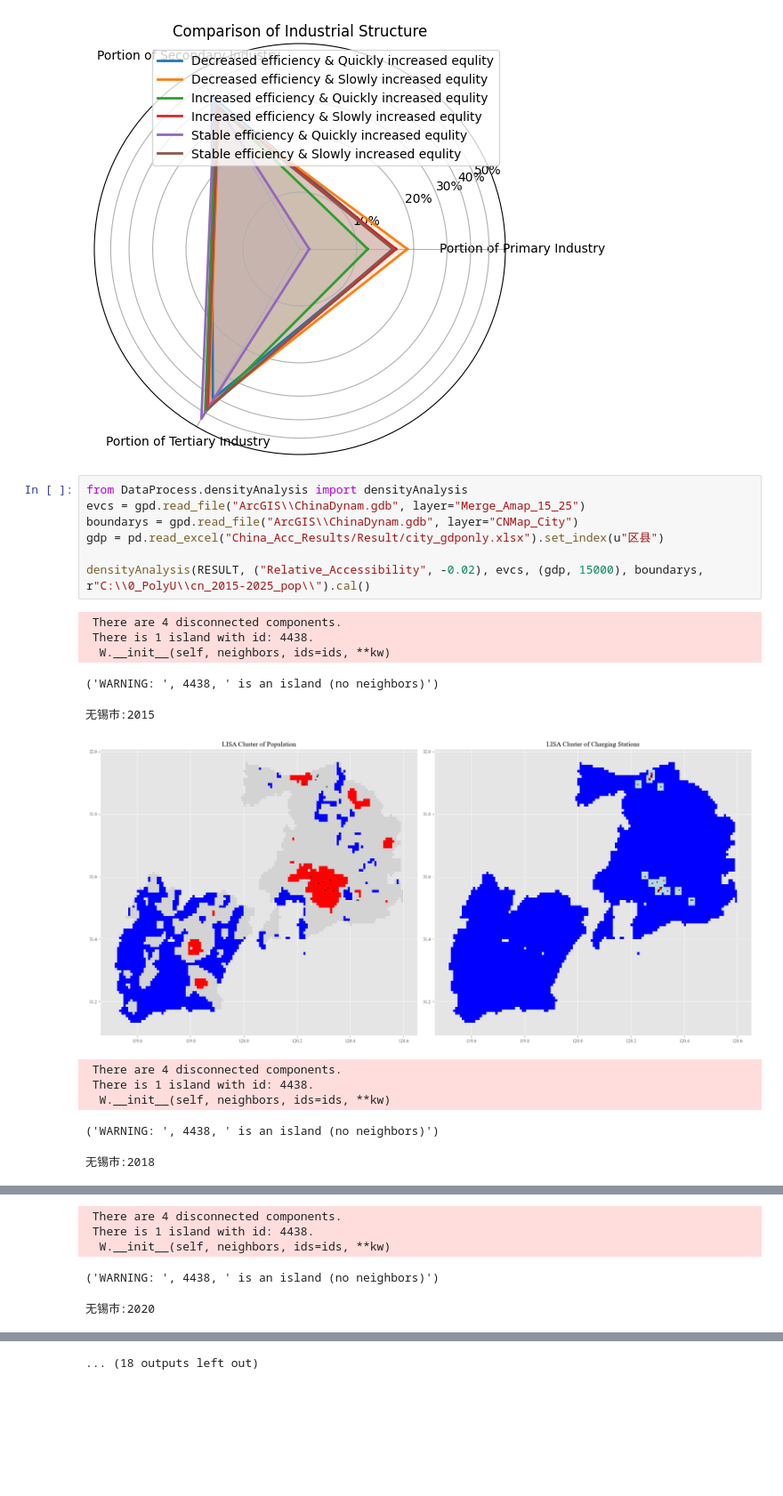
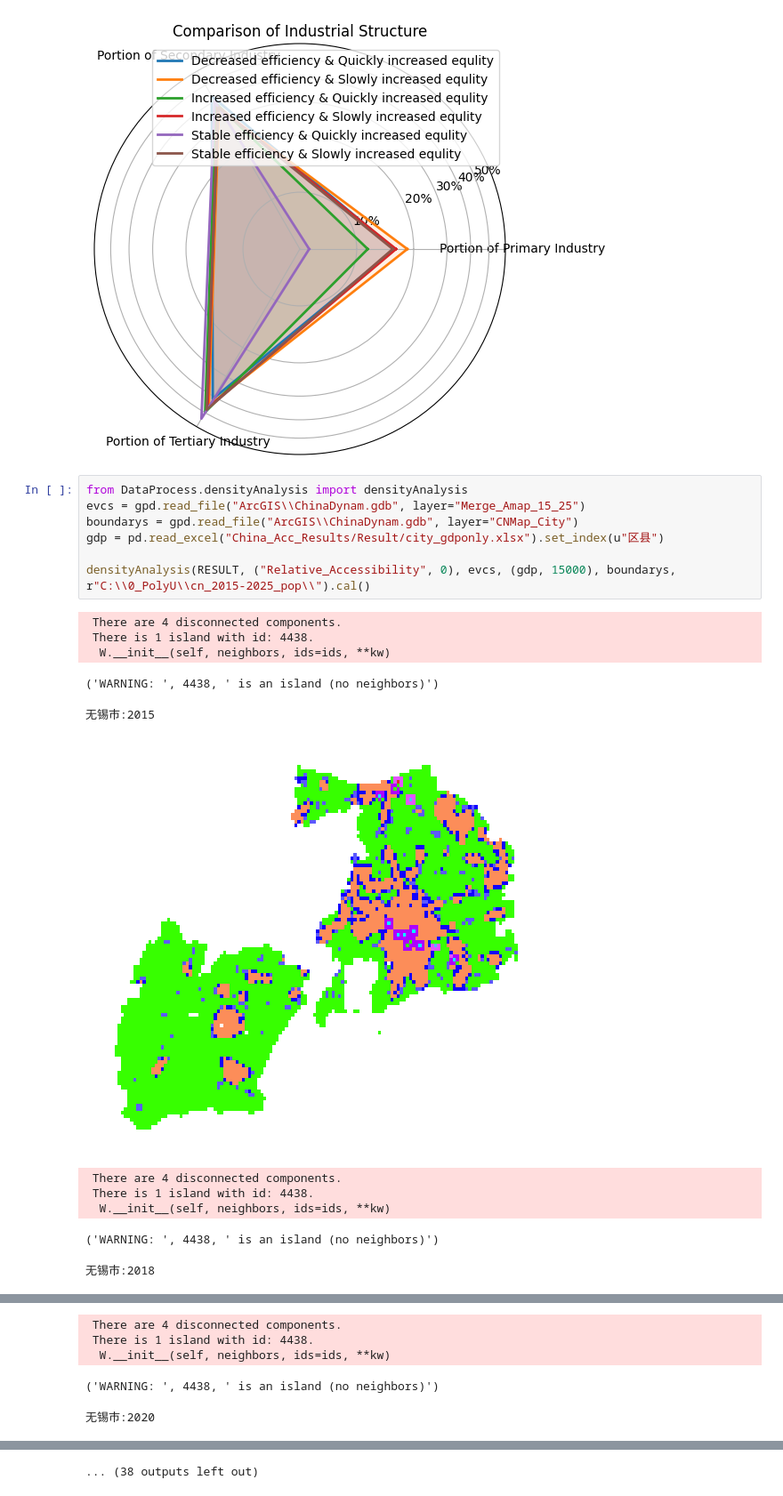
Before and after one commit to DingkangTeng/China-EVCS-Accessibility-and-Equity, a Jupyter notebook: main.ipynb, the cells around one changed output, grey strips where cells are left out. Shown at 89% size. Cells and saved outputs as stored; diff of their text form; blank space fills up the shorter version.

Commit message:
update clusting plot

```diff
--- a/main.ipynb
+++ b/main.ipynb
@@ -174,17 +174,17 @@ b.drawRadar()
 # %%
 from DataProcess.densityAnalysis import densityAnalysis
 evcs = gpd.read_file("ArcGIS\\ChinaDynam.gdb", layer="Merge_Amap_15_25")
 boundarys = gpd.read_file("ArcGIS\\ChinaDynam.gdb", layer="CNMap_City")
 gdp = pd.read_excel("China_Acc_Results/Result/city_gdponly.xlsx").set_index(u"区县")
 
-densityAnalysis(RESULT, ("Relative_Accessibility", -0.02), evcs, (gdp, 15000), boundarys, r"C:\\0_PolyU\\cn_2015-2025_pop\\").cal()
+densityAnalysis(RESULT, ("Relative_Accessibility", 0), evcs, (gdp, 15000), boundarys, r"C:\\0_PolyU\\cn_2015-2025_pop\\").cal()
 # %% [output]
  There are 4 disconnected components.
  There is 1 island with id: 4438.
   W.__init__(self, neighbors, ids=ids, **kw)
 ('WARNING: ', 4438, ' is an island (no neighbors)')
 无锡市:2015
-[figure, old version]
+[figure, new version]
  There are 4 disconnected components.
  There is 1 island with id: 4438.
   W.__init__(self, neighbors, ids=ids, **kw)
@@ -200 +200 @@ densityAnalysis(RESULT, ("Relative_Accessibility", -0.02), evcs, (gdp, 15000), b
-... (18 outputs left out)
+... (38 outputs left out)
```
Also changed, not shown: parts of 1 cell of this notebook, 4 other files.
